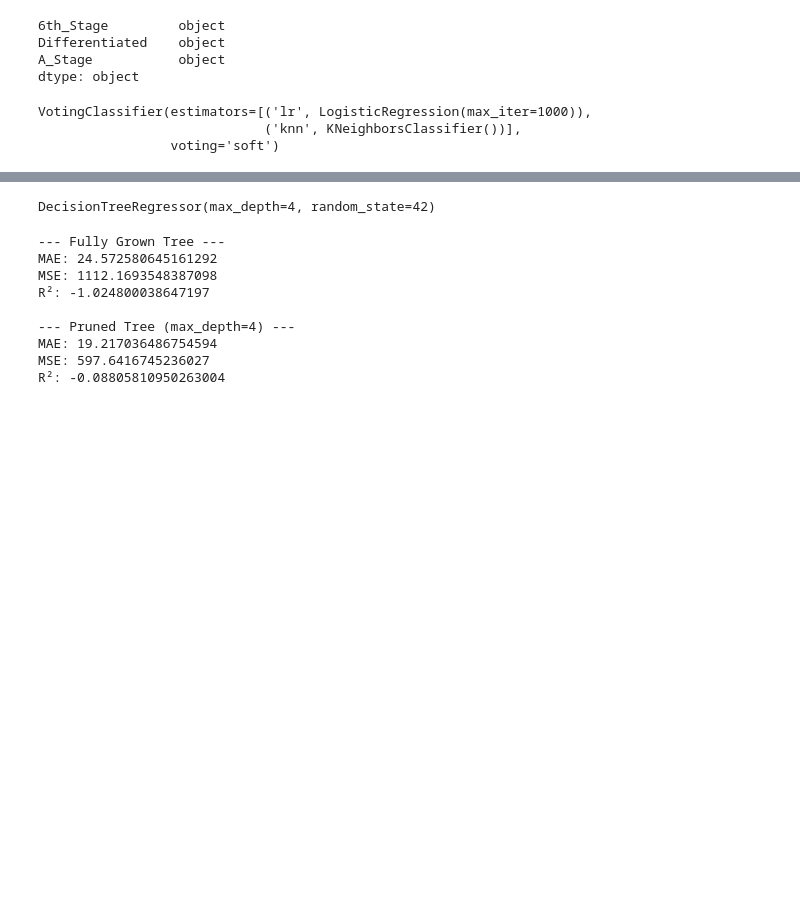
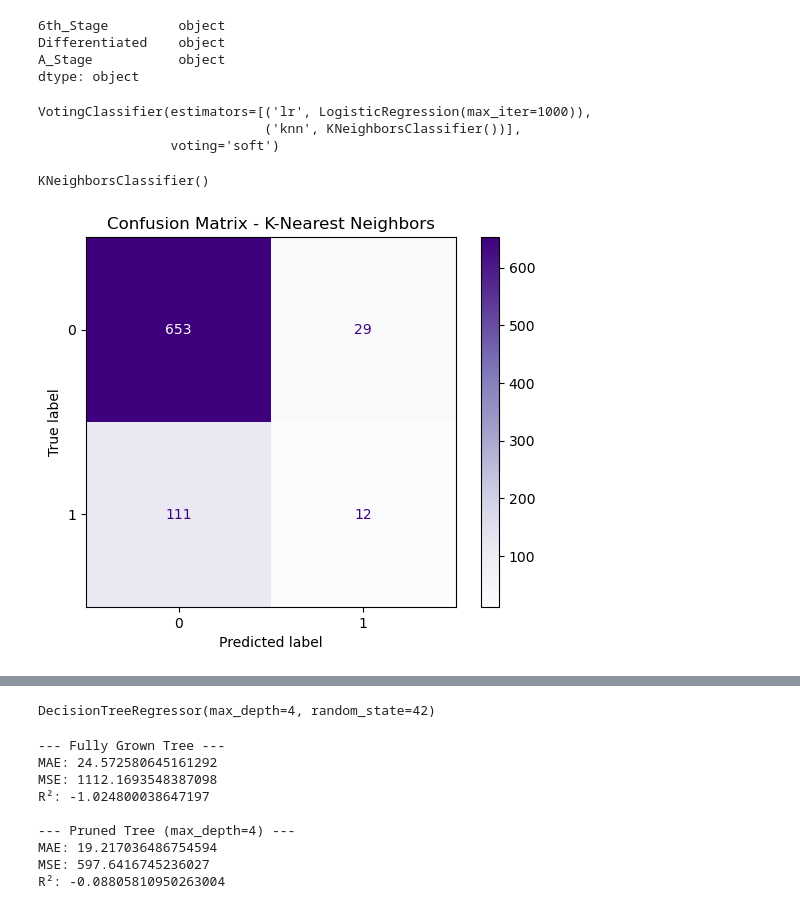
Before and after one commit to yasandu0505/breast-cancer-detection, a Jupyter notebook: Final_Notebook3_20221914_w2052278.ipynb, the cells around one changed output, grey strips where cells are left out. Saved outputs shown, nothing was run; the diff lists cells and outputs as text; code cells hidden in the pictures; blank space fills up the shorter version.

```diff
--- a/Final_Notebook3_20221914_w2052278.ipynb
+++ b/Final_Notebook3_20221914_w2052278.ipynb
@@ -36,7 +36,7 @@ x_train_clf = pd.get_dummies(x_train_clf, columns=['6th_Stage', 'Differentiated'
 x_test_clf = pd.get_dummies(x_test_clf, columns=['6th_Stage', 'Differentiated', 'A_Stage'], drop_first=True)
 
 # Step 2: Align the test set to have the same columns as train set
-X_train_clf, X_test_clf = x_train_clf.align(x_test_clf, join='left', axis=1, fill_value=0)
+x_train_clf, x_test_clf = x_train_clf.align(x_test_clf, join='left', axis=1, fill_value=0)
 
 imputer = SimpleImputer(strategy='median')
 x_train_clf = imputer.fit_transform(x_train_clf)
@@ -66,4 +66,28 @@ voting_clf.fit(x_train_clf_scaled, y_train_clf)
 VotingClassifier(estimators=[('lr', LogisticRegression(max_iter=1000)),
                              ('knn', KNeighborsClassifier())],
                  voting='soft')
+# %%
+# re-usable confusion metrics function
+from sklearn.metrics import confusion_matrix, ConfusionMatrixDisplay
+import matplotlib.pyplot as plt
+
+def plot_confusion_matrix(model, x_test, y_test, model_name="Model", cmap='Blues'):
+    y_pred = model.predict(x_test)
+    cm = confusion_matrix(y_test, y_pred)
+    disp = ConfusionMatrixDisplay(confusion_matrix=cm, display_labels=model.classes_)
+    disp.plot(cmap=cmap)
+    plt.title(f"Confusion Matrix - {model_name}")
+    plt.show()
+# %%
+# KNN
+from sklearn.neighbors import KNeighborsClassifier
+
+knn_model = KNeighborsClassifier()
+knn_model.fit(x_train_clf, y_train_clf)
+# %% [output]
+KNeighborsClassifier()
+# %%
+plot_confusion_matrix(knn_model, x_test_clf, y_test_clf, model_name="K-Nearest Neighbors", cmap='Purples')
+# %% [output]
+[figure, added]
 # %%
```
Also changed, not shown: parts of 2 cells of this notebook, 1 other file.
